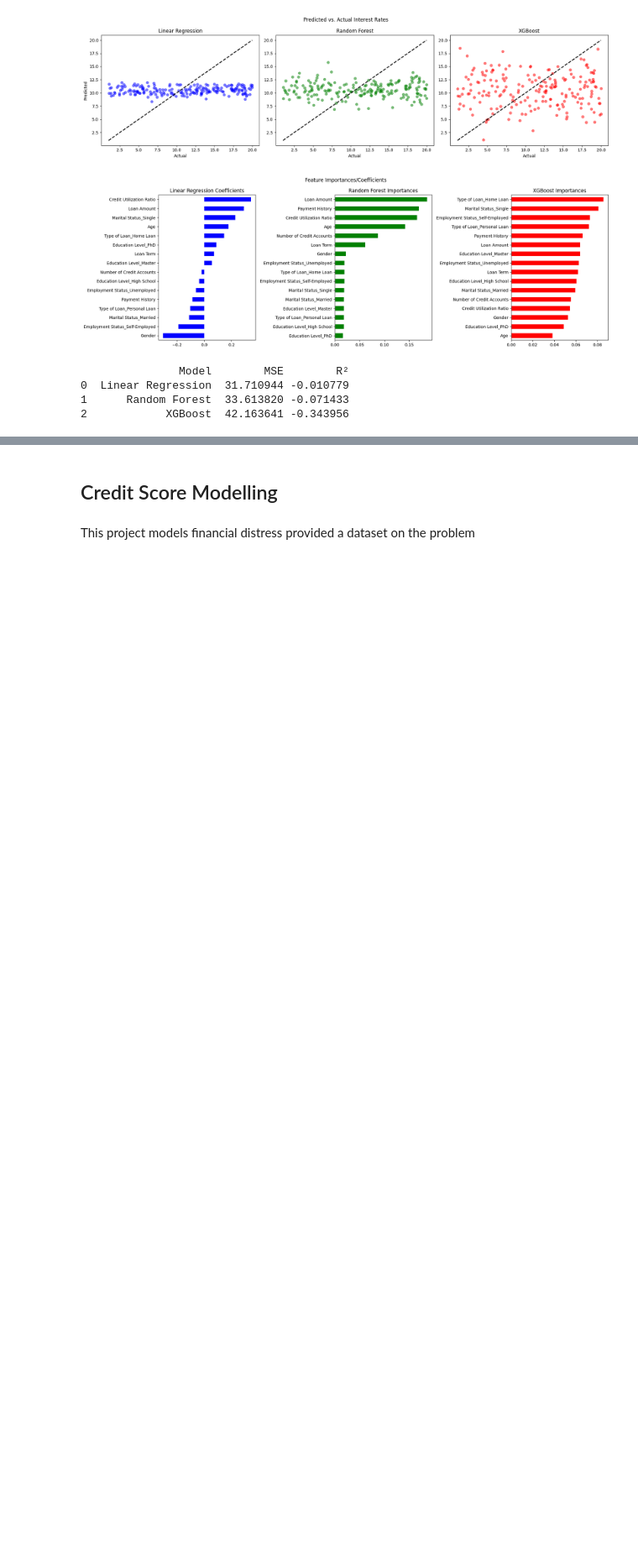
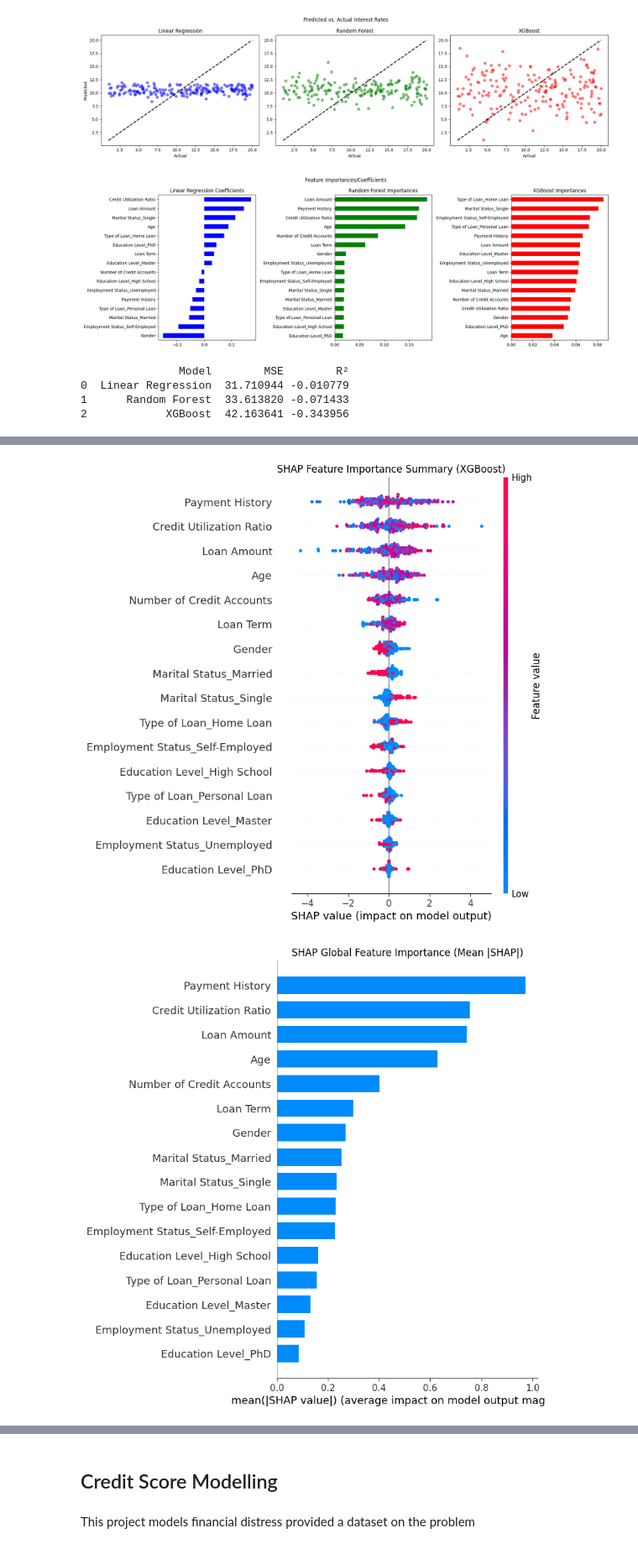
Before and after one commit to Nahom32/Credit-Score-Modelling, a Jupyter notebook: notebooks/Credit_Score_Model.ipynb, the cells around one changed output, grey strips where cells are left out. Shown at 84% size. Drawn from its saved outputs; the diff is of its cells as text; code cells hidden in the pictures; blank space fills up the shorter version.

Commit message:
added interpretability to the model

```diff
--- a/notebooks/Credit_Score_Model.ipynb
+++ b/notebooks/Credit_Score_Model.ipynb
@@ -395,0 +426,19 @@ print(results)
+# %%
+# Initialize SHAP explainer for XGBoost (or replace with rf_model for Random Forest)
+explainer = shap.TreeExplainer(xgb_model)
+
+# Compute SHAP values for the test set
+shap_values = explainer.shap_values(X_test_scaled)
+
+# Summary plot (beeswarm)
+shap.summary_plot(shap_values, X_test_scaled, feature_names=X.columns, show=False)
+plt.title('SHAP Feature Importance Summary (XGBoost)')
+plt.show()
+
+# Bar plot for mean absolute SHAP values (global importance)
+shap.summary_plot(shap_values, X_test_scaled, plot_type="bar", feature_names=X.columns, show=False)
+plt.title('SHAP Global Feature Importance (Mean |SHAP|)')
+plt.show()
+# %% [output]
+[figure, added]
+[figure, added]
```
Also changed, not shown: parts of 3 cells of this notebook.
